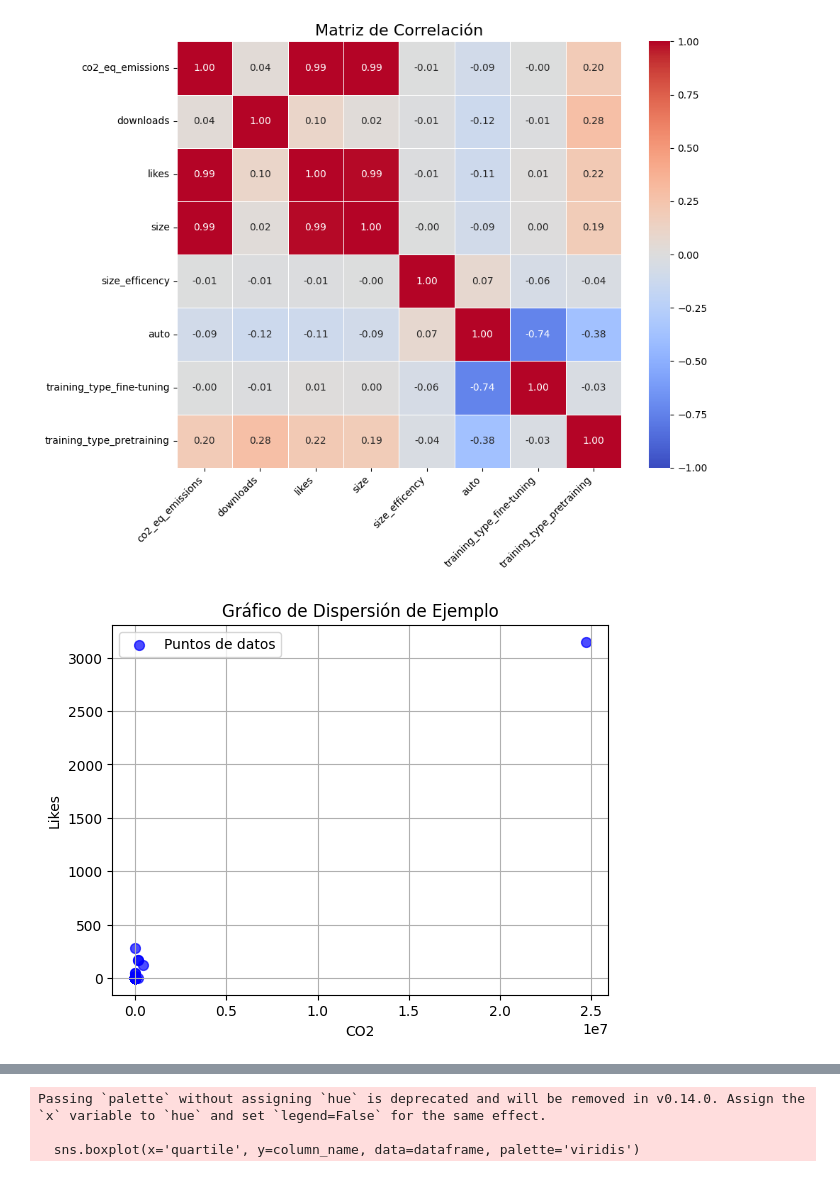
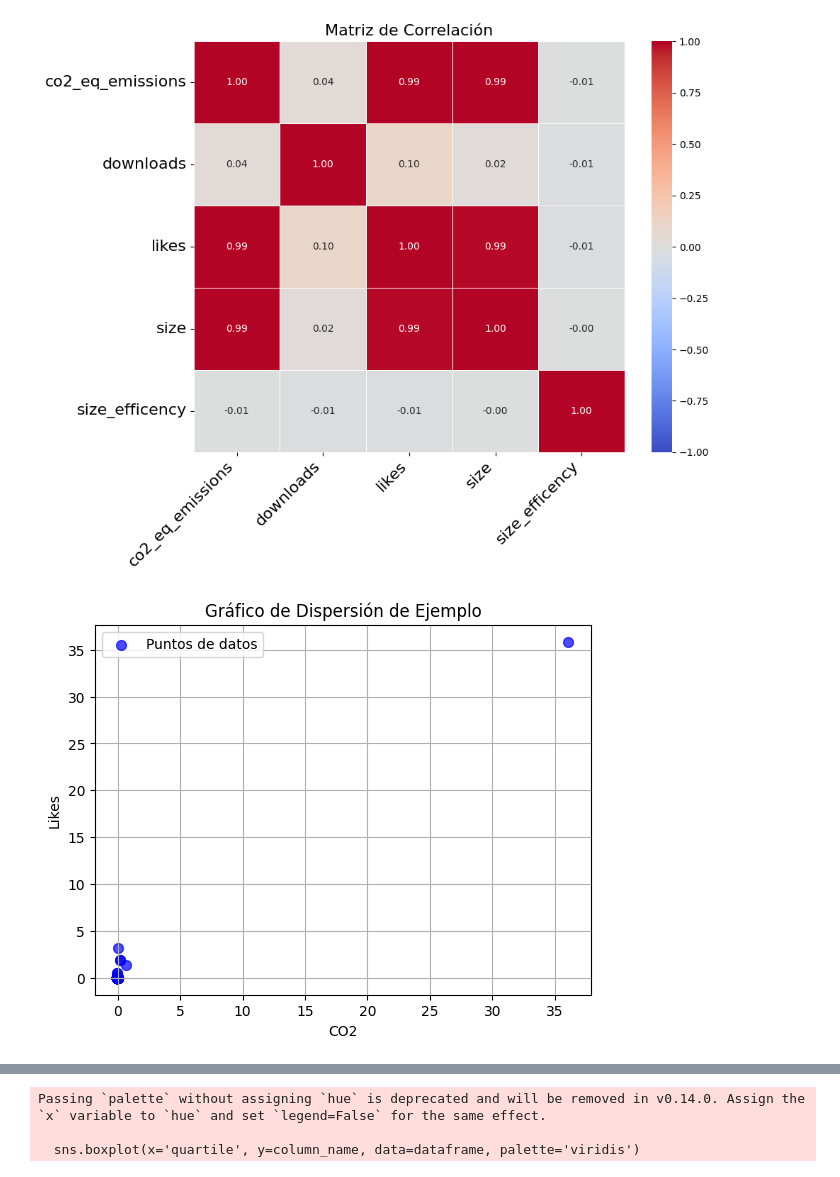
Before and after one commit to jufegare000/hugging-face-co2-multivariate-analysis, a Jupyter notebook: notebooks/2_variance_covariance.ipynb, the cells around one changed output, grey strips where cells are left out. Saved outputs shown, nothing was run; the diff lists cells and outputs as text; code cells hidden in the pictures.

```diff
--- a/notebooks/2_variance_covariance.ipynb
+++ b/notebooks/2_variance_covariance.ipynb
@@ -19,5 +19,5 @@ covariances_utils = CovarianceUtils()
 # %%
-data_frame = pd.read_csv('../assets/HFCO2_imputed.csv')
+data_frame = pd.read_csv('../assets/HFCO2_cleaned_and_imputed.csv')
 # %%
 data_frame
 # %% [output]
@@ -74,15 +73,15 @@ corr_matrix = data_frame.corr()
 # %%
 # Gráfico de la Matriz de Correlación
 plt.figure(figsize=(10, 8)) # Ajusta el tamaño
 sns.heatmap(corr_matrix, annot=True, fmt=".2f", cmap="coolwarm", vmin=-1, vmax=1, linewidths=.5)
 plt.title("Matriz de Correlación", fontsize=16)
-plt.xticks(rotation=45, ha='right')
-plt.yticks(rotation=0)
+plt.xticks(rotation=45, ha='right', fontsize=16)
+plt.yticks(rotation=0, fontsize=16)
 plt.tight_layout()
 plt.savefig("matriz_correlacion_ampliada.png")
 plt.show() # Muestra la segunda gráfica
 # %% [output]
-[figure, old version]
+[figure, new version]
 # %%
 # gráfica de una variable contra otra CO2 Likes y Size
 # %%
@@ -90,8 +89,8 @@ import matplotlib.pyplot as plt
 import numpy as np
 
 np.random.seed(0)  # Para reproducibilidad
-x =data_frame['co2_eq_emissions']
-y = data_frame['likes']
+x =df_scaled['co2_eq_emissions']
+y = df_scaled['likes']
 
 plt.scatter(x, y, s=50, c='blue', alpha=0.7, label='Puntos de datos')
 
@@ -107,6 +106,6 @@ plt.savefig('grafico_dispersion_ejemplo.png')
 
 plt.show()
 # %% [output]
-[figure, old version]
+[figure, new version]
 # %%
 np.random.seed(0)  # Para reproducibilidad
```
Also changed, not shown: parts of 19 cells of this notebook, 11 other files.
